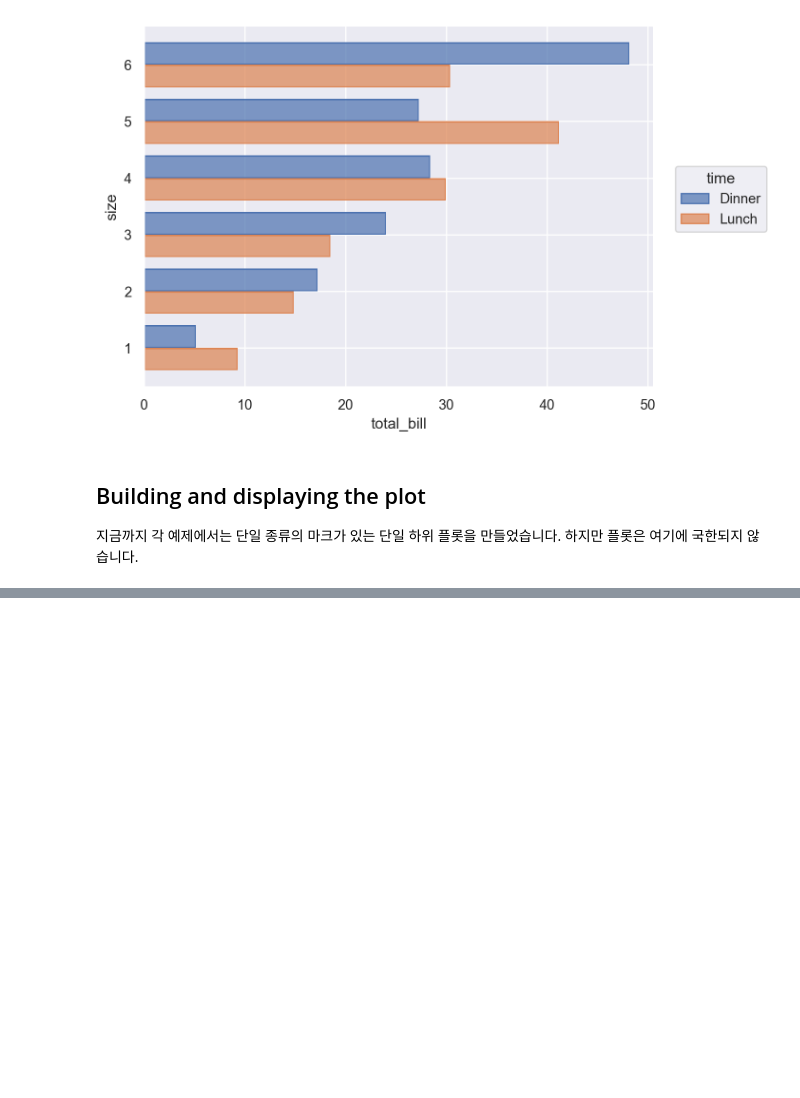
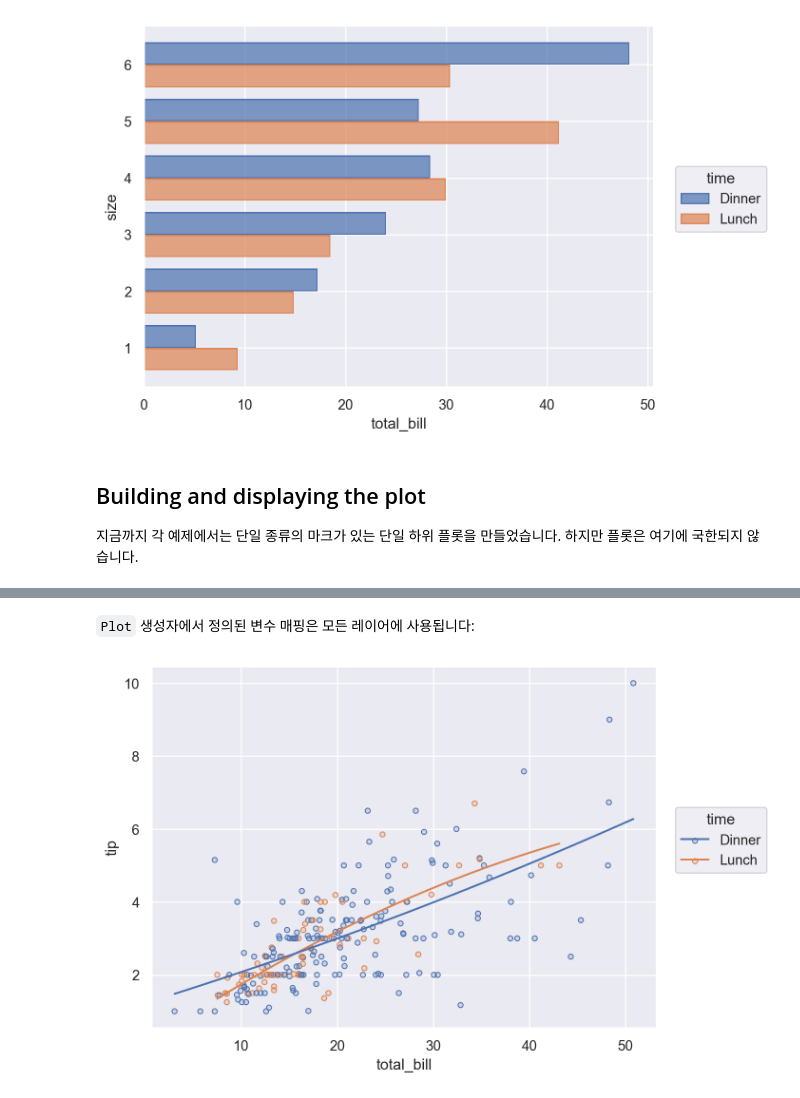
Before and after one commit to Choseyeonshay/seaborntutorial, a Jupyter notebook: 7. Objects interface.ipynb, the cells around one changed output, grey strips where cells are left out. Cells and saved outputs as stored; diff of their text form; code cells hidden in the pictures; blank space fills up the shorter version.

```diff
--- a/7. Objects interface.ipynb
+++ b/7. Objects interface.ipynb
@@ -239,0 +252,10 @@ x와 y 변수가 모두 숫자인 경우처럼 올바른 방향이 모호한 경
+# %% [markdown]
+`Plot` 생성자에서 정의된 변수 매핑은 모든 레이어에 사용됩니다:
+# %%
+(
+    so.Plot(tips, x="total_bill", y="tip", color="time")
+    .add(so.Dots())
+    .add(so.Line(), so.PolyFit())
+)
+# %% [output]
+[figure, added]
```
Also changed, not shown: parts of 8 cells of this notebook.
